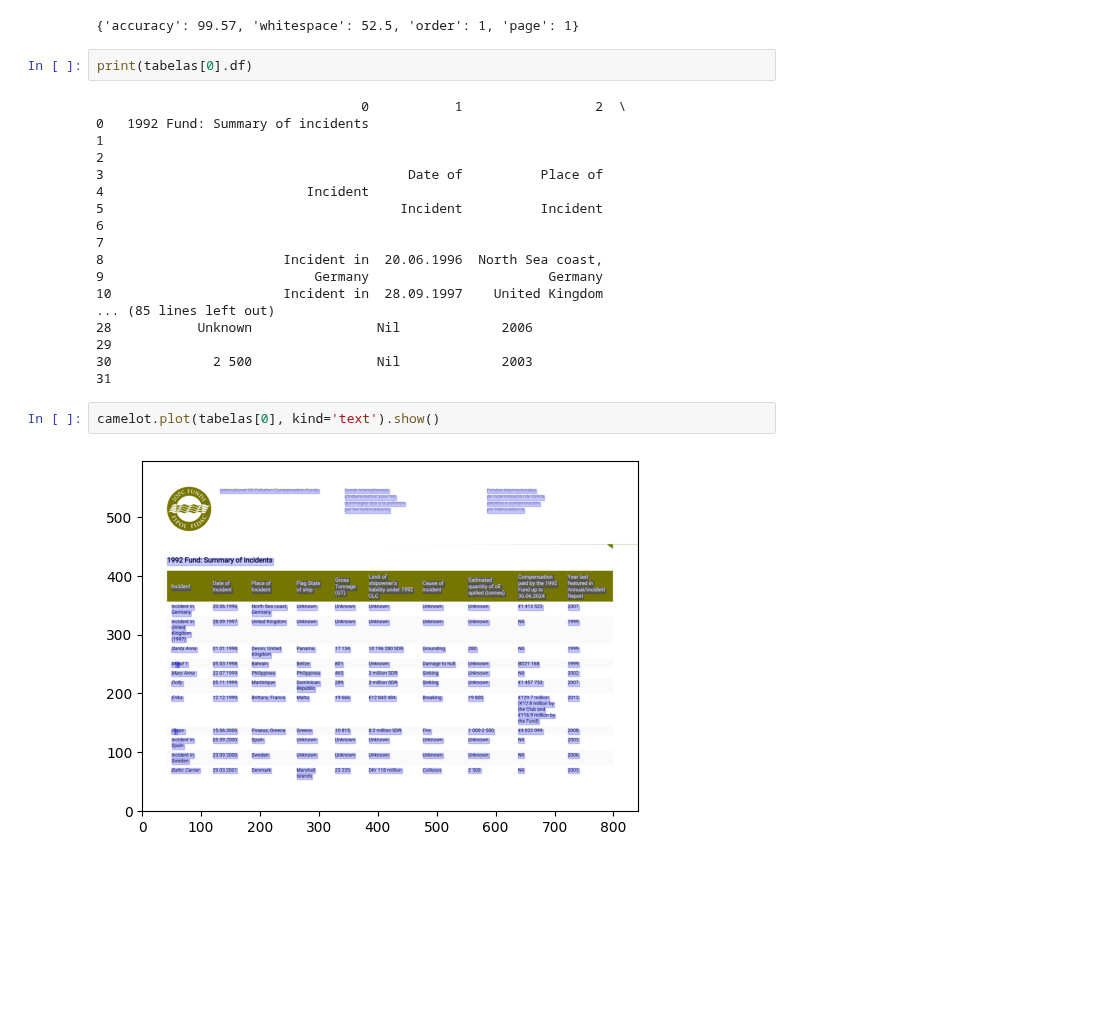
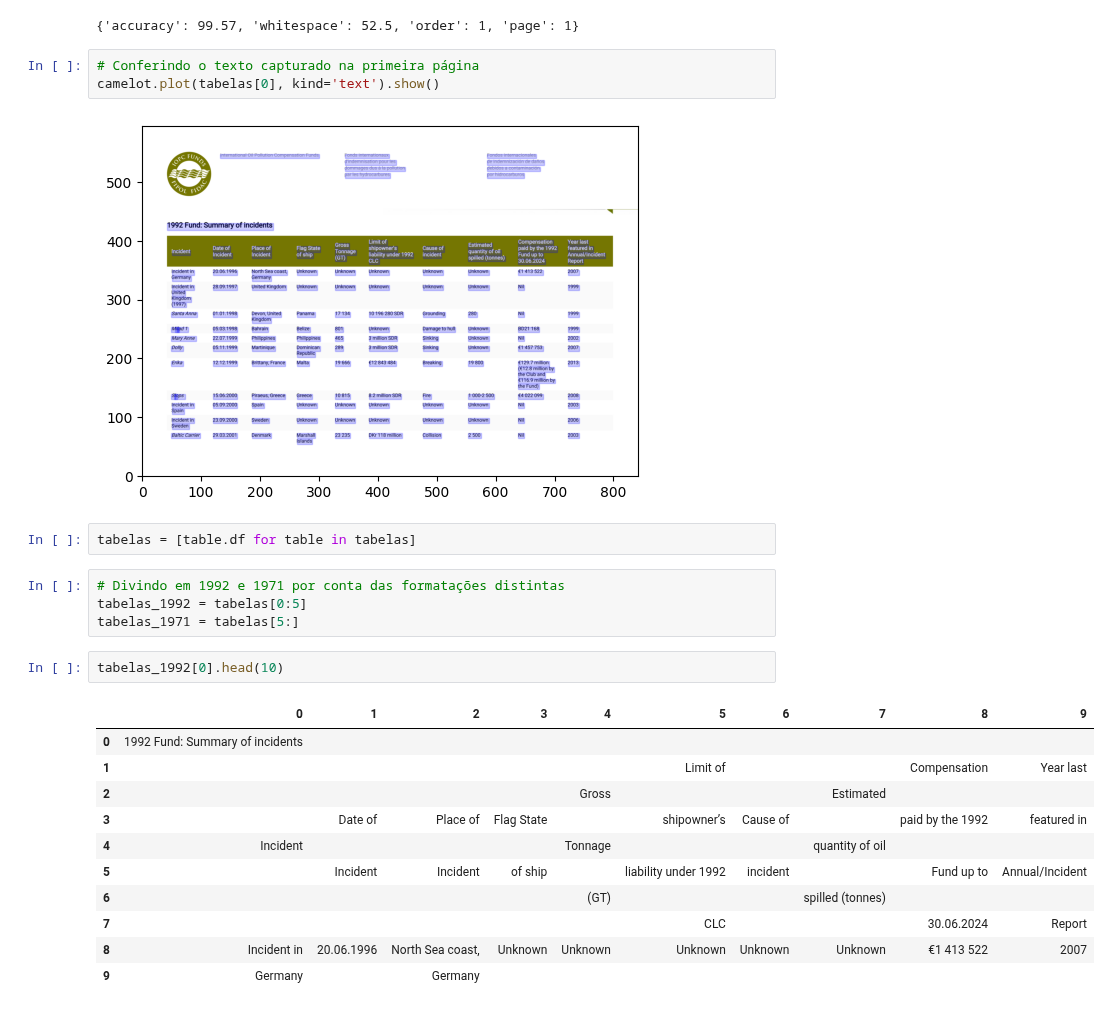
Before and after one commit to pedronery07/Projeto_InsperData_AECOM, a Jupyter notebook: extracao_iopc.ipynb, the cells around one changed output. Cells and saved outputs as stored; diff of their text form; blank space fills up the shorter version.

```diff
--- a/extracao_iopc.ipynb
+++ b/extracao_iopc.ipynb
@@ -18,27 +18,28 @@ Número de tabelas detectadas: 1
 print(tabelas[0].parsing_report)
 # %% [output]
 {'accuracy': 99.57, 'whitespace': 52.5, 'order': 1, 'page': 1}
-# %%
-print(tabelas[0].df)
-# %% [output]
-                                  0           1                 2  \
-0   1992 Fund: Summary of incidents
-1
-2
-3                                       Date of          Place of
-4                          Incident
-5                                      Incident          Incident
-6
-7
-8                       Incident in  20.06.1996  North Sea coast,
-9                           Germany                       Germany
-10                      Incident in  28.09.1997    United Kingdom
-... (85 lines left out)
-28           Unknown                Nil             2006
-29
-30             2 500                Nil             2003
-31
 # %%
+# Conferindo o texto capturado na primeira página
 camelot.plot(tabelas[0], kind='text').show()
 # %% [output]
 [figure]
+# %%
+tabelas = [table.df for table in tabelas]
+# %%
+# Divindo em 1992 e 1971 por conta das formatações distintas
+tabelas_1992 = tabelas[0:5]
+tabelas_1971 = tabelas[5:]
+# %%
+tabelas_1992[0].head(10)
+# %% [output]
+|  | 0 | 1 | 2 | 3 | 4 | 5 | 6 | 7 | 8 | 9 |
+| 0 | 1992 Fund: Summary of incidents |  |  |  |  |  |  |  |  |  |
+| 1 |  |  |  |  |  | Limit of |  |  | Compensation | Year last |
+| 2 |  |  |  |  | Gross |  |  | Estimated |  |  |
+| 3 |  | Date of | Place of | Flag State |  | shipowner’s | Cause of |  | paid by the 1992 | featured in |
+| 4 | Incident |  |  |  | Tonnage |  |  | quantity of oil |  |  |
+| 5 |  | Incident | Incident | of ship |  | liability under 1992 | incident |  | Fund up to | Annual/Incident |
+| 6 |  |  |  |  | (GT) |  |  | spilled (tonnes) |  |  |
+| 7 |  |  |  |  |  | CLC |  |  | 30.06.2024 | Report |
+| 8 | Incident in | 20.06.1996 | North Sea coast, | Unknown | Unknown | Unknown | Unknown | Unknown | €1 413 522 | 2007 |
+| 9 | Germany |  | Germany |  |  |  |  |  |  |  |
```
Also changed, not shown: parts of 7 cells of this notebook.
